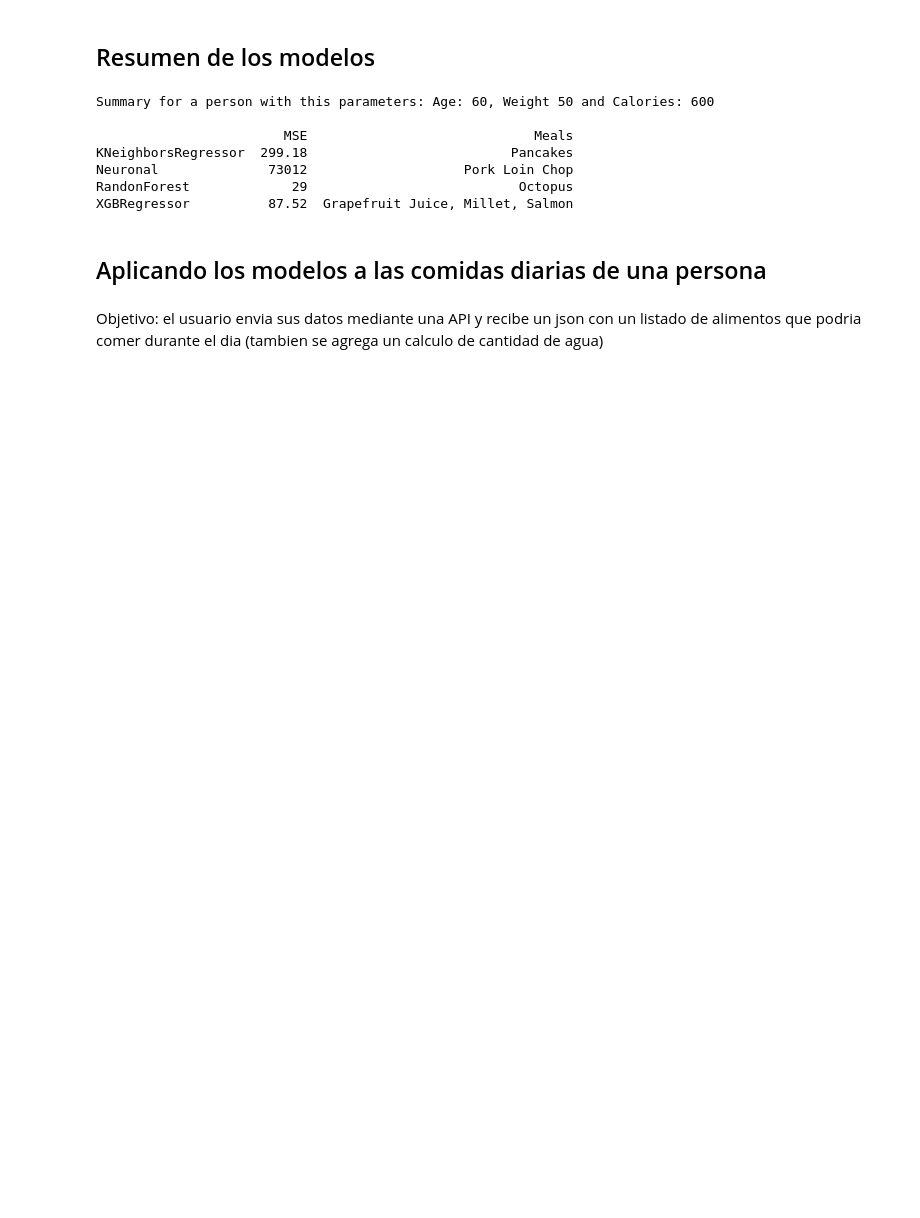
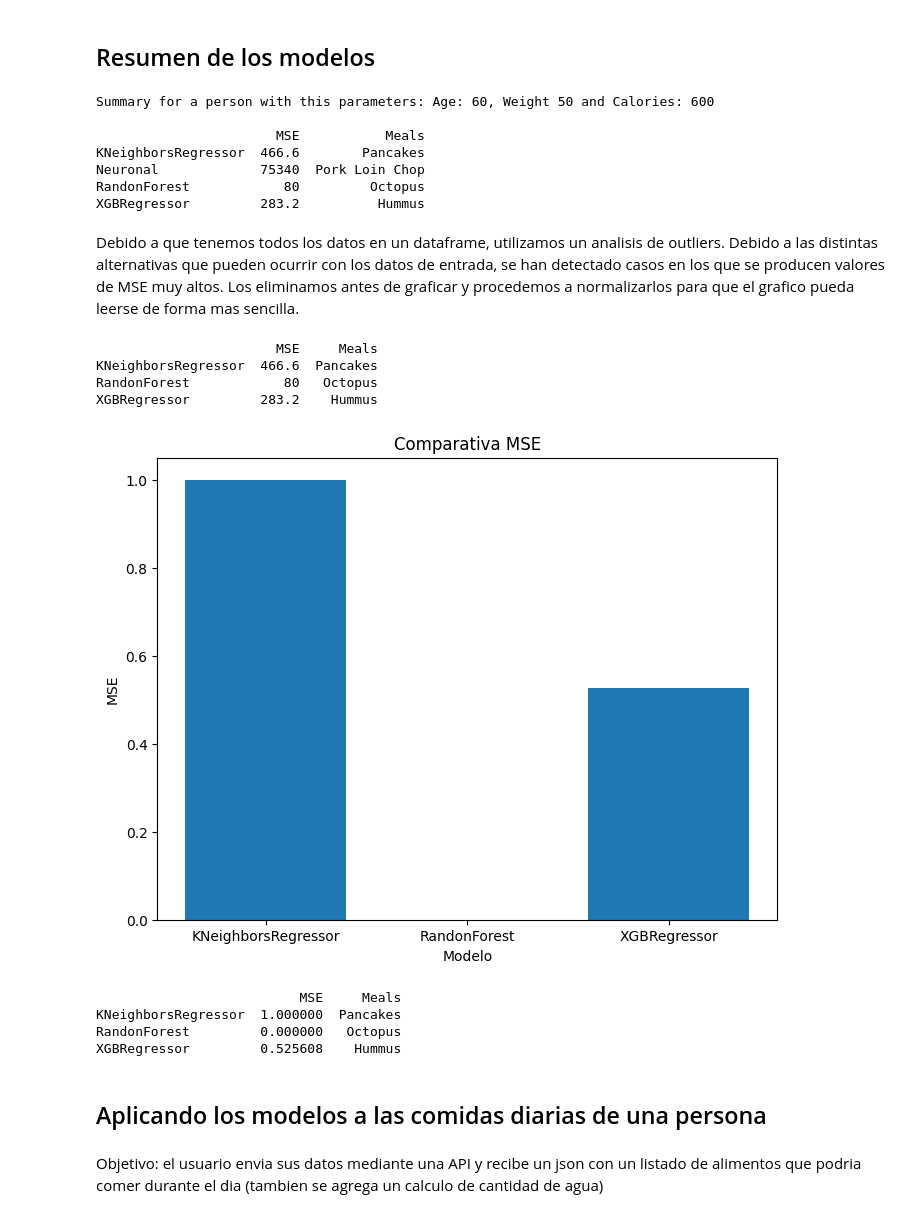
Before and after one commit to leguicriarg/tfm-uclm, a Jupyter notebook: TFM_Part02.ipynb, the cells around one changed output. Cells and saved outputs as stored; diff of their text form; code cells hidden in the pictures; blank space fills up the shorter version.

```diff
--- a/TFM_Part02.ipynb
+++ b/TFM_Part02.ipynb
@@ -18,7 +18,9 @@ from sklearn.exceptions import ConvergenceWarning
 import numpy as np
 import copy
 import warnings
-
+import pandas as pd
+import matplotlib.pyplot as plt
+from sklearn.preprocessing import MinMaxScaler
 from sklearn.metrics import mean_squared_error
 from keras.models import Sequential
 from keras.layers import Dense, Dropout
@@ -27,7 +29,7 @@ from sklearn.preprocessing import StandardScaler
 from sklearn.ensemble import RandomForestRegressor
 from xgboost import XGBRegressor
 
-OPEN_AI_KEY=''
+OPEN_AI_KEY='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'
 OPEN_AI_ORG='org-w13PnAMq4ebjDxHSqcRxrB9c'
 GPT_ENGINE='text-davinci-003'
 openai.organization = OPEN_AI_ORG
@@ -301,7 +325,7 @@ nutrients = ['Proteins_meal', 'Carbohydrates_meal', 'Fats_meal', 'Fiber_meal', '
 df_specific_meal = df_combined[df_combined['Meal'] == meal]
 X = df_specific_meal[features]
 y = df_specific_meal[nutrients]
-X_train, X_test, y_train, y_test = train_test_split(X, y, test_size=0.2, random_state=42)
+X_train, X_test, y_train, y_test = train_test_split(X, y, test_size=0.3, random_state=42)
 # %% [markdown]
 ### Modelo KNeighborsRegressor
 # %%
@@ -525,11 +548,46 @@ print(final_result)
 # %% [output]
 Summary for a person with this parameters: Age: 60, Weight 50 and Calories: 600
 
-                        MSE                             Meals
-KNeighborsRegressor  299.18                          Pancakes
-Neuronal              73012                    Pork Loin Chop
-RandonForest             29                           Octopus
-XGBRegressor          87.52  Grapefruit Juice, Millet, Salmon
+                       MSE           Meals
+KNeighborsRegressor  466.6        Pancakes
+Neuronal             75340  Pork Loin Chop
+RandonForest            80         Octopus
+XGBRegressor         283.2          Hummus
+# %% [markdown]
+Debido a que tenemos todos los datos en un dataframe, utilizamos un analisis de outliers. Debido a las distintas alternativas que pueden ocurrir con los datos de entrada, se han detectado casos en los que se producen valores de MSE muy altos. Los eliminamos antes de graficar y procedemos a normalizarlos para que el grafico pueda leerse de forma mas sencilla.
+# %%
+final_result_tmp = final_result.copy()
+Q1 = final_result_tmp['MSE'].quantile(0.25)
+Q3 = final_result_tmp['MSE'].quantile(0.75)
+IQR = Q3 - Q1
+umbral_inferior = Q1 - 1.5 * IQR
+umbral_superior = Q3 + 1.5 * IQR
+outliers = final_result_tmp[(final_result_tmp['MSE'] < umbral_inferior) | (final_result_tmp['MSE'] > umbral_superior)]
+final_result_tmp = final_result_tmp.drop(list(outliers.index), axis=0)
+print(final_result_tmp)
+# %% [output]
+                       MSE     Meals
+KNeighborsRegressor  466.6  Pancakes
+RandonForest            80   Octopus
+XGBRegressor         283.2    Hummus
+# %%
+scaler = MinMaxScaler()
+final_result_tmp['MSE'] = scaler.fit_transform(final_result_tmp[['MSE']])
+plt.figure(figsize=(8, 6))
+plt.bar(list(final_result_tmp.index),final_result_tmp['MSE'])
+plt.xlabel('Modelo')
+plt.ylabel('MSE')
+plt.title('Comparativa MSE')
+plt.show()
+# %% [output]
+[figure, added]
+# %%
+print(final_result_tmp)
+# %% [output]
+                          MSE     Meals
+KNeighborsRegressor  1.000000  Pancakes
+RandonForest         0.000000   Octopus
+XGBRegressor         0.525608    Hummus
 # %% [markdown]
 ## Aplicando los modelos a las comidas diarias de una persona
 # %% [markdown]
```
Also changed, not shown: parts of 11 cells of this notebook.
